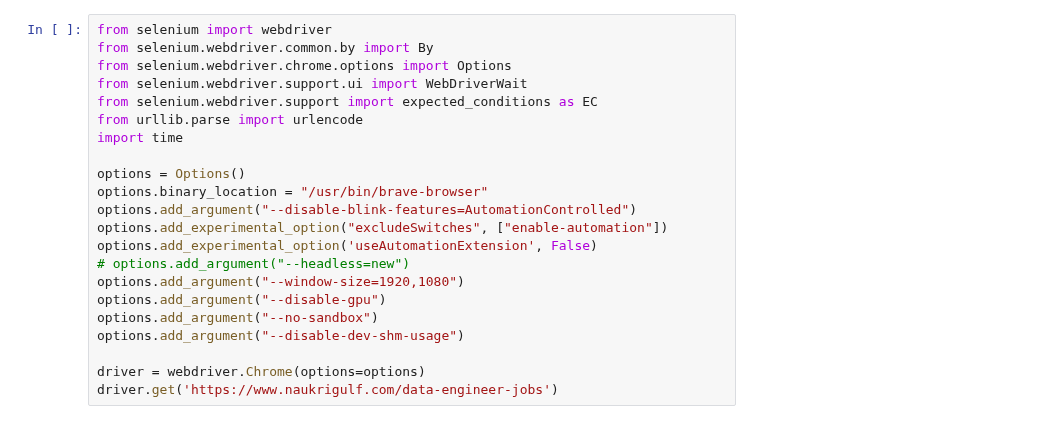
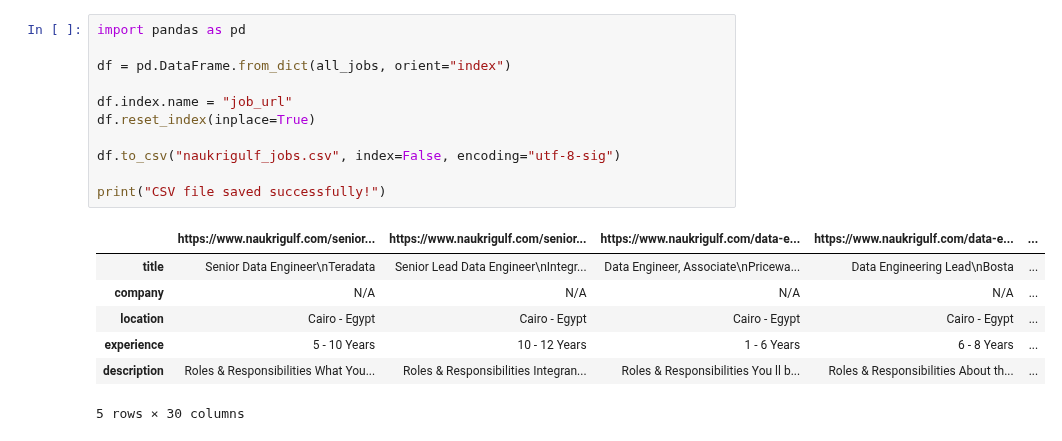
Before and after one commit to moaaz-z/DEPI, a Jupyter notebook: Task 1 - Flask & Selenium/Naukrigulf.ipynb, the cells around one changed output. Cells and saved outputs as stored; diff of their text form.

```diff
--- a/Task 1 - Flask & Selenium/Naukrigulf.ipynb
+++ b/Task 1 - Flask & Selenium/Naukrigulf.ipynb
@@ -199,23 +199,20 @@ URL: https://www.naukrigulf.com/senior-technical-data-architect-jobs-in-cairo-eg
 ------------------------
 # %%
-from selenium import webdriver
-from selenium.webdriver.common.by import By
-from selenium.webdriver.chrome.options import Options
-from selenium.webdriver.support.ui import WebDriverWait
-from selenium.webdriver.support import expected_conditions as EC
-from urllib.parse import urlencode
-import time
+import pandas as pd
 
-options = Options()
-options.binary_location = "/usr/bin/brave-browser"
-options.add_argument("--disable-blink-features=AutomationControlled")
-options.add_experimental_option("excludeSwitches", ["enable-automation"])
-options.add_experimental_option('useAutomationExtension', False)
-# options.add_argument("--headless=new")
-options.add_argument("--window-size=1920,1080")
-options.add_argument("--disable-gpu")
-options.add_argument("--no-sandbox")
-options.add_argument("--disable-dev-shm-usage")
+df = pd.DataFrame.from_dict(all_jobs, orient="index")
 
-driver = webdriver.Chrome(options=options)
-driver.get('https://www.naukrigulf.com/data-engineer-jobs')
+df.index.name = "job_url"
+df.reset_index(inplace=True)
+
+df.to_csv("naukrigulf_jobs.csv", index=False, encoding="utf-8-sig")
+
+print("CSV file saved successfully!")
+# %% [output]
+|  | https://www.naukrigulf.com/senior... | https://www.naukrigulf.com/senior... | https://www.naukrigulf.com/data-e... | https://www.naukrigulf.com/data-e... | ... |
+| title | Senior Data Engineer\nTeradata | Senior Lead Data Engineer\nIntegr... | Data Engineer, Associate\nPricewa... | Data Engineering Lead\nBosta | ... |
+| company | N/A | N/A | N/A | N/A | ... |
+| location | Cairo - Egypt | Cairo - Egypt | Cairo - Egypt | Cairo - Egypt | ... |
+| experience | 5 - 10 Years | 10 - 12 Years | 1 - 6 Years | 6 - 8 Years | ... |
+| description | Roles & Responsibilities What You... | Roles & Responsibilities Integran... | Roles & Responsibilities You ll b... | Roles & Responsibilities About th... | ... |
+5 rows × 30 columns
```
Also changed, not shown: parts of 1 cell of this notebook, 1 other file.
